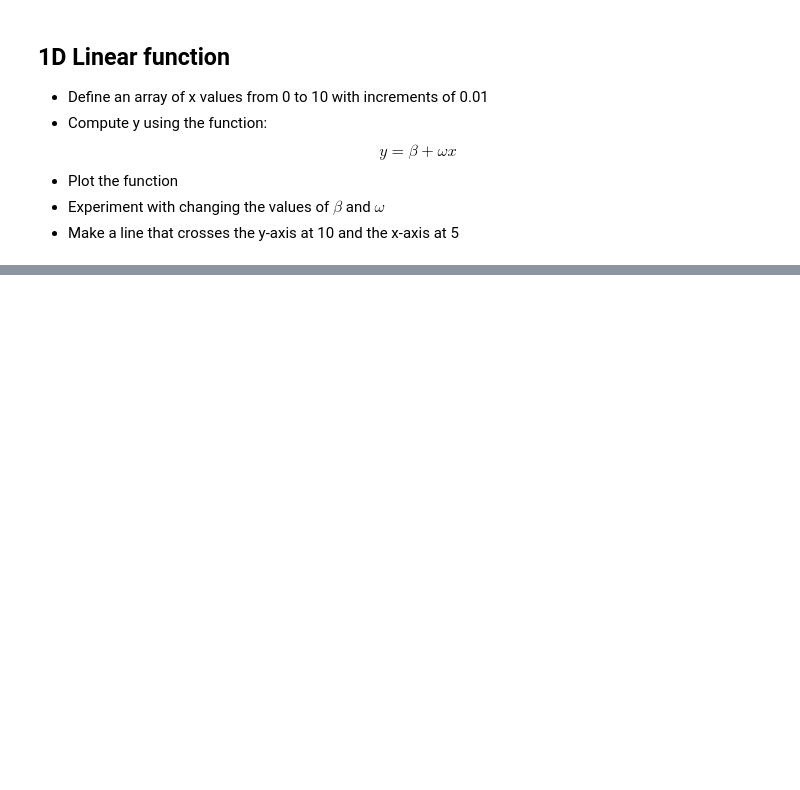
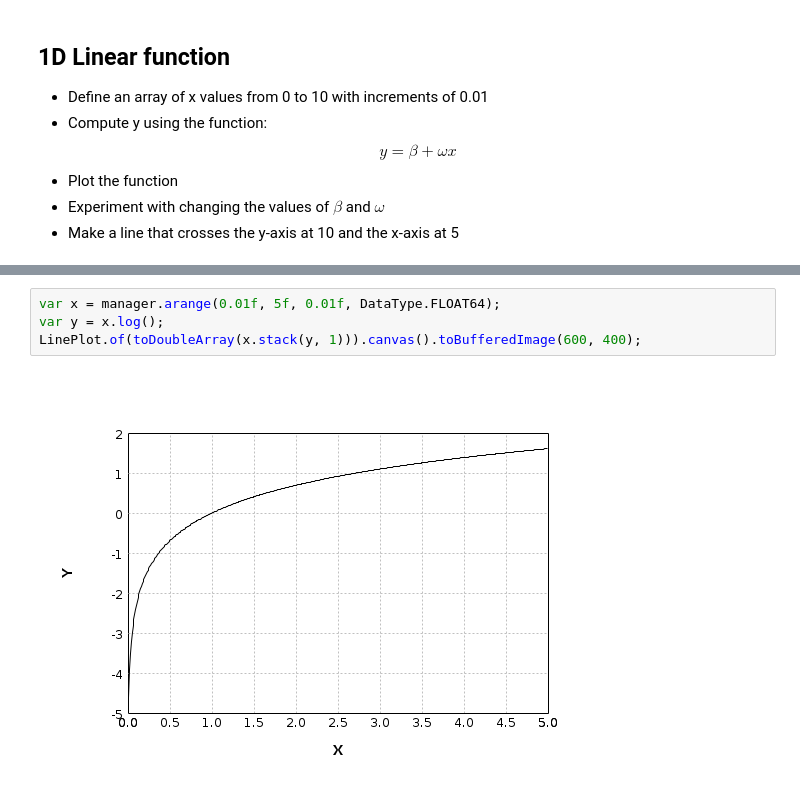
Before and after one commit to jamalromero/colab, a Jupyter notebook: udl_ch1.ipynb, the cells around one changed output, grey strips where cells are left out. Drawn from its saved outputs; the diff is of its cells as text; blank space fills up the shorter version.

```diff
--- a/udl_ch1.ipynb
+++ b/udl_ch1.ipynb
@@ -57,0 +228,6 @@ Any other functions are by definition **non-linear**.
+# %%
+var x = manager.arange(0.01f, 5f, 0.01f, DataType.FLOAT64);
+var y = x.log();
+LinePlot.of(toDoubleArray(x.stack(y, 1))).canvas().toBufferedImage(600, 400);
+# %% [output]
+[figure, added]
```
Also changed, not shown: parts of 19 cells of this notebook.
